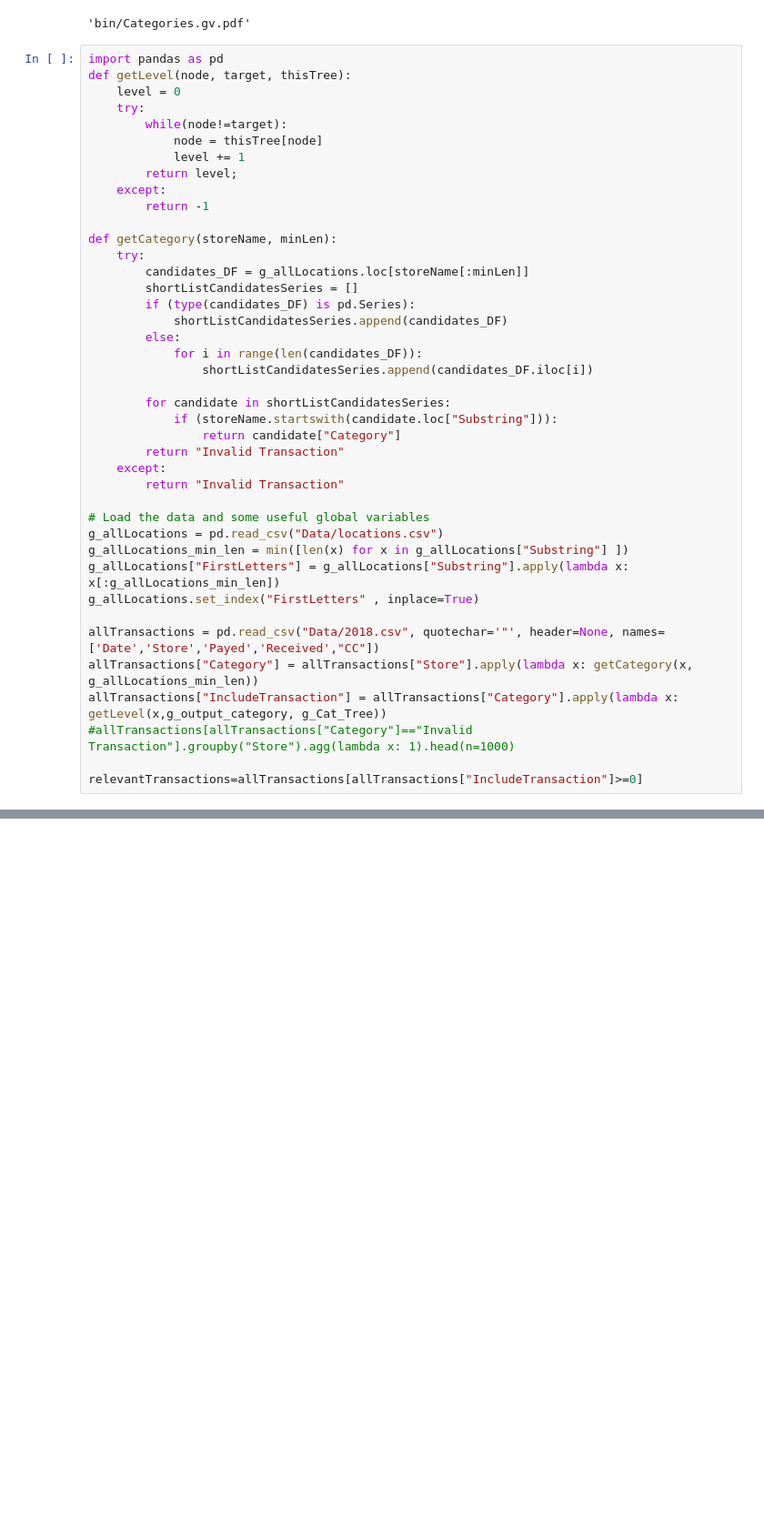
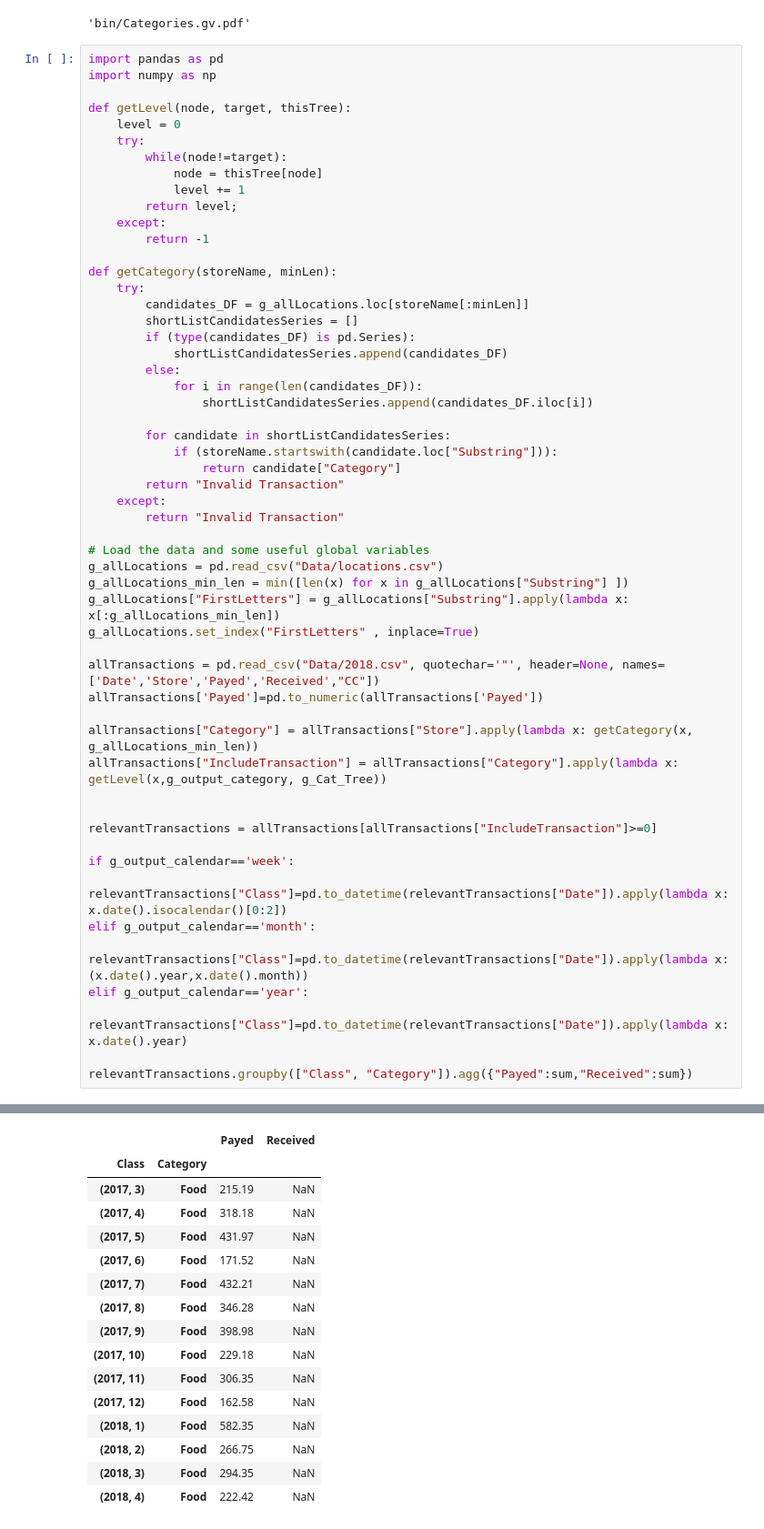
Before and after one commit to voicuchis/Purchase, a Jupyter notebook: Reporter.ipynb, the cells around one changed output, grey strips where cells are left out. Shown at 91% size. Saved outputs shown, nothing was run; the diff lists cells and outputs as text; blank space fills up the shorter version.

```diff
--- a/Reporter.ipynb
+++ b/Reporter.ipynb
@@ -19,6 +19,8 @@ G.render('bin/Categories.gv', view=True)
 'bin/Categories.gv.pdf'
 # %%
 import pandas as pd
+import numpy as np
+
 def getLevel(node, target, thisTree):
     level = 0
     try:
@@ -53,8 +55,20 @@ g_allLocations["FirstLetters"] = g_allLocations["Substring"].apply(lambda x:  x[
 g_allLocations.set_index("FirstLetters" , inplace=True)
 
 allTransactions = pd.read_csv("Data/2018.csv", quotechar='"', header=None, names=['Date','Store','Payed','Received',"CC"])
+allTransactions['Payed']=pd.to_numeric(allTransactions['Payed'])
+
 allTransactions["Category"] = allTransactions["Store"].apply(lambda x: getCategory(x, g_allLocations_min_len))
 allTransactions["IncludeTransaction"] = allTransactions["Category"].apply(lambda x: getLevel(x,g_output_category, g_Cat_Tree))
-#allTransactions[allTransactions["Category"]=="Invalid Transaction"].groupby("Store").agg(lambda x: 1).head(n=1000)
 
-relevantTransactions=allTransactions[allTransactions["IncludeTransaction"]>=0]
+
+relevantTransactions = allTransactions[allTransactions["IncludeTransaction"]>=0]
+
+if g_output_calendar=='week':
+    relevantTransactions["Class"]=pd.to_datetime(relevantTransactions["Date"]).apply(lambda x: x.date().isocalendar()[0:2])
+elif g_output_calendar=='month':
+    relevantTransactions["Class"]=pd.to_datetime(relevantTransactions["Date"]).apply(lambda x: (x.date().year,x.date().month))
+elif g_output_calendar=='year':
+    relevantTransactions["Class"]=pd.to_datetime(relevantTransactions["Date"]).apply(lambda x: x.date().year)
+
+relevantTransactions.groupby(["Class", "Category"]).agg({"Payed":sum,"Received":sum})
+# %% [output]
@@ -61,3 +79,19 @@ relevantTransactions=allTransactions[allTransactions["IncludeTransaction"]>=0]
+|  |  | Payed | Received |
+| Class | Category |  |  |
+| (2017, 3) | Food | 215.19 | NaN |
+| (2017, 4) | Food | 318.18 | NaN |
+| (2017, 5) | Food | 431.97 | NaN |
+| (2017, 6) | Food | 171.52 | NaN |
+| (2017, 7) | Food | 432.21 | NaN |
+| (2017, 8) | Food | 346.28 | NaN |
+| (2017, 9) | Food | 398.98 | NaN |
+| (2017, 10) | Food | 229.18 | NaN |
+| (2017, 11) | Food | 306.35 | NaN |
+| (2017, 12) | Food | 162.58 | NaN |
+| (2018, 1) | Food | 582.35 | NaN |
+| (2018, 2) | Food | 266.75 | NaN |
+| (2018, 3) | Food | 294.35 | NaN |
+| (2018, 4) | Food | 222.42 | NaN |
 # %%
 relevantTransactions
 # %% [output]
```
Also changed, not shown: parts of 3 cells of this notebook.
